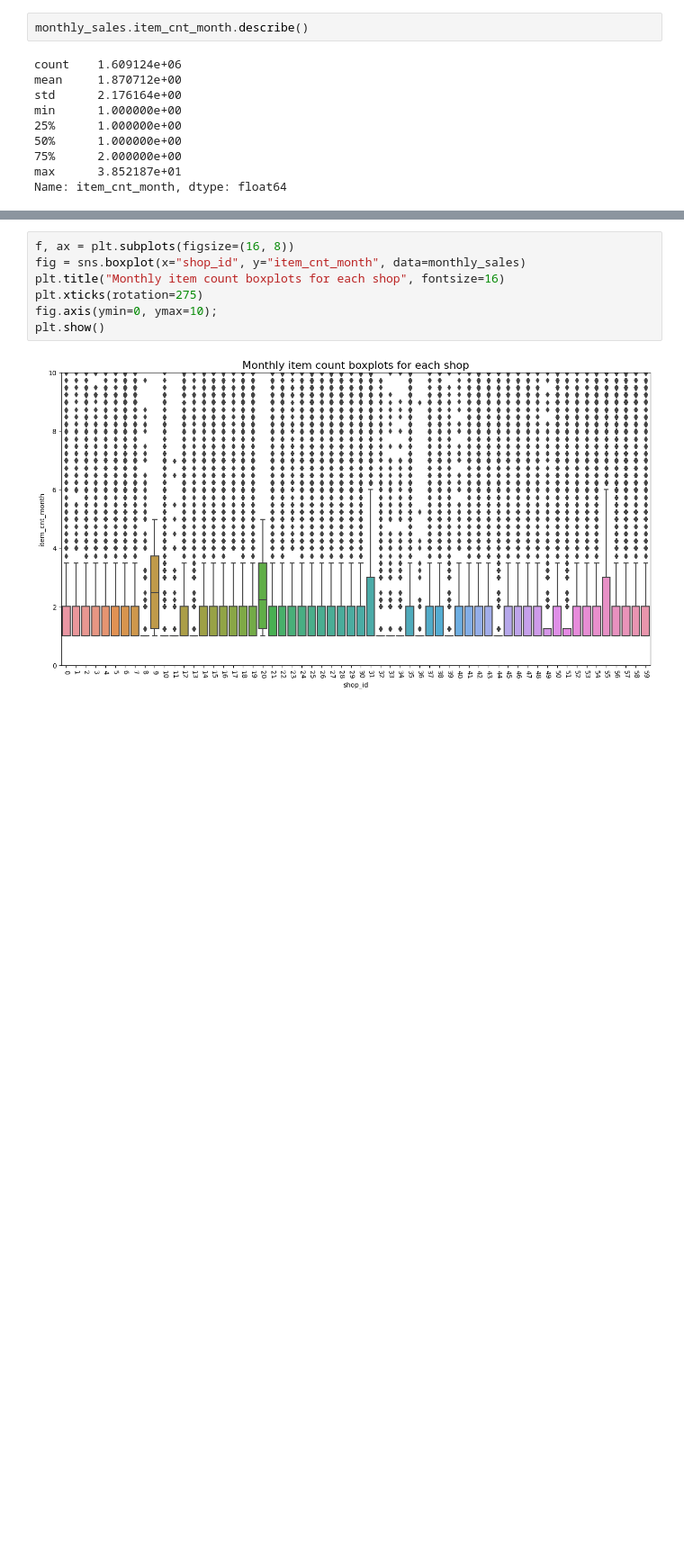
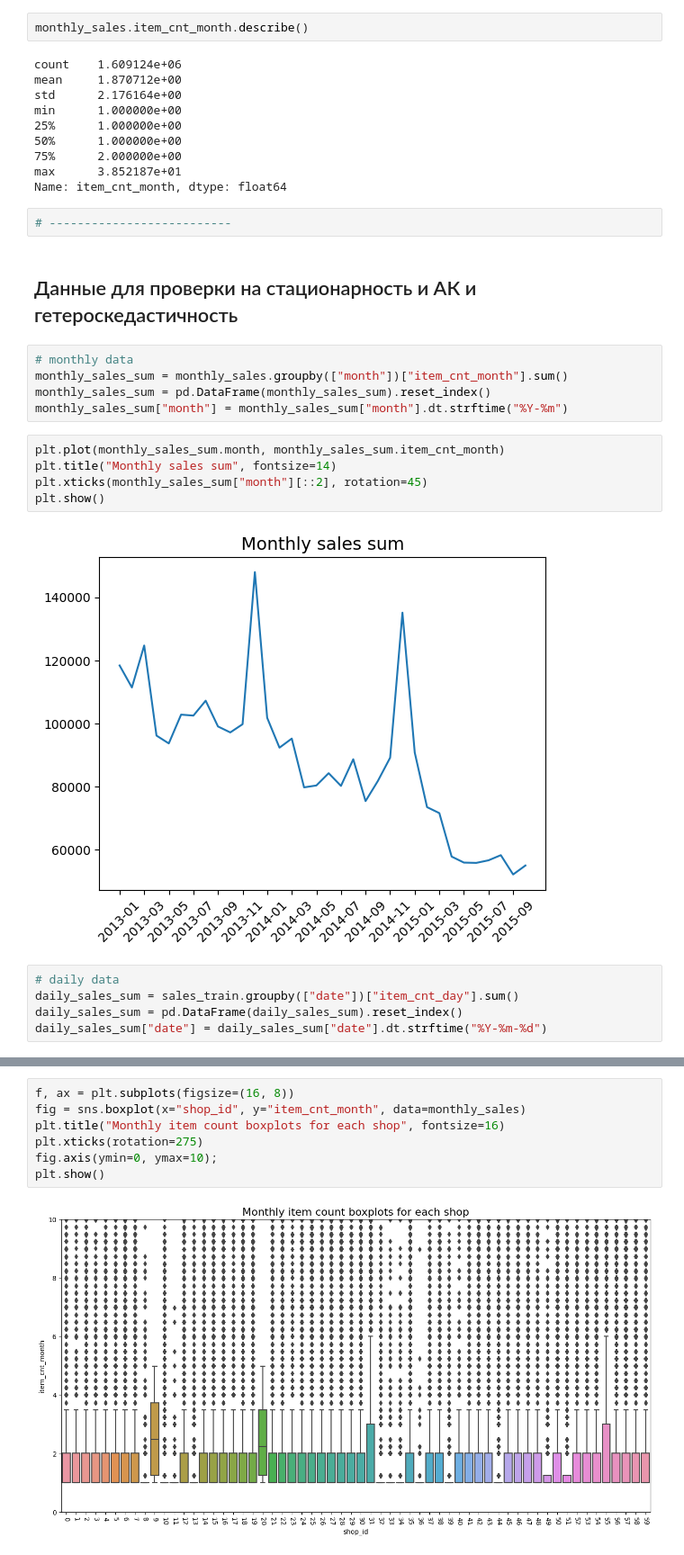
Before and after one commit to toshk9/PredictFutureSales, a Jupyter notebook: notebooks/dqc_etl.ipynb, the cells around one changed output, grey strips where cells are left out. Shown: that part at 90% size. Cells and saved outputs as stored; diff of their text form; blank space fills up the shorter version.

```diff
--- a/notebooks/dqc_etl.ipynb
+++ b/notebooks/dqc_etl.ipynb
@@ -425,3 +437,24 @@ min      1.000000e+00
 75%      2.000000e+00
 max      3.852187e+01
 Name: item_cnt_month, dtype: float64
+# %%
+# --------------------------
+# %% [markdown]
+## Данные для проверки на стационарность и АК и гетероскедастичность
+# %%
+# monthly data
+monthly_sales_sum = monthly_sales.groupby(["month"])["item_cnt_month"].sum()
+monthly_sales_sum = pd.DataFrame(monthly_sales_sum).reset_index()
+monthly_sales_sum["month"] = monthly_sales_sum["month"].dt.strftime("%Y-%m")
+# %%
+plt.plot(monthly_sales_sum.month, monthly_sales_sum.item_cnt_month)
+plt.title("Monthly sales sum", fontsize=14)
+plt.xticks(monthly_sales_sum["month"][::2], rotation=45)
+plt.show()
+# %% [output]
+[figure, added]
+# %%
+# daily data
+daily_sales_sum = sales_train.groupby(["date"])["item_cnt_day"].sum()
+daily_sales_sum = pd.DataFrame(daily_sales_sum).reset_index()
+daily_sales_sum["date"] = daily_sales_sum["date"].dt.strftime("%Y-%m-%d")
```
Also changed, not shown: parts of 14 cells of this notebook.
